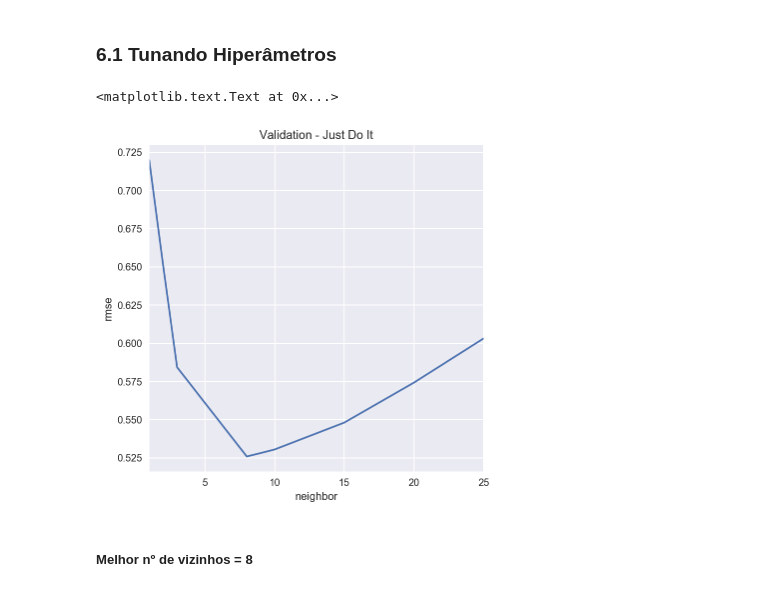
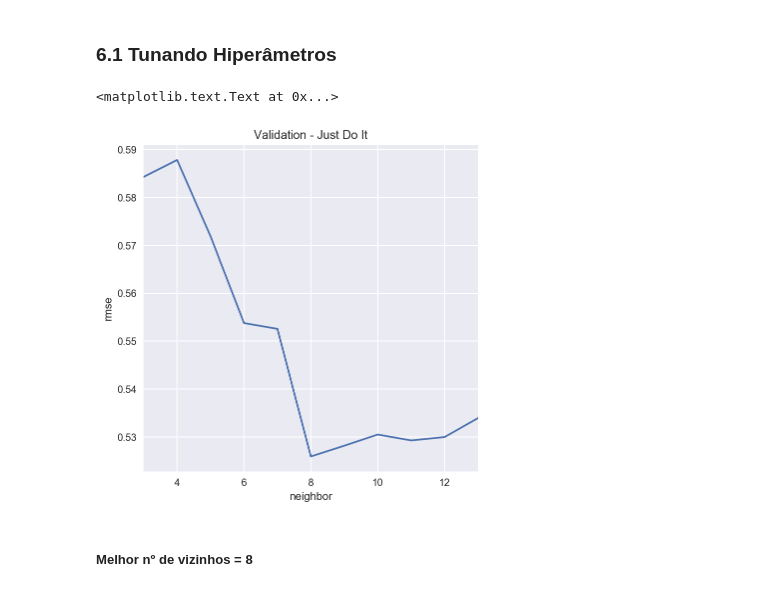
Before and after one commit to ruanvictorreis/machine-learning, a Jupyter notebook: Exercícios/CRA Prediction With Regression/Model Prediction.ipynb, the cells around one changed output. Saved outputs shown, nothing was run; the diff lists cells and outputs as text; code cells hidden in the pictures.

```diff
--- a/Exercícios/CRA Prediction With Regression/Model Prediction.ipynb
+++ b/Exercícios/CRA Prediction With Regression/Model Prediction.ipynb
@@ -29,8 +31,8 @@ from sklearn.linear_model import Ridge, RidgeCV, ElasticNet, LassoCV, LassoLarsC
 <br/>
 <div style="text-align: justify"> Os dados são compostos por notas de 88 alunos do 1º e 2º período do curso de Ciência da Computação, bem como pelos seus respectivos coeficientes de rendimento acadêmico (CRA). Não identificamos nos dados nenhum valor ausente, variável categórica, viés ou qualquer outro tipo de problema que possa prejudicar nossos modelos de predição. </div>
 # %%
-all_data = pd.read_csv("dados/treino.csv")
-all_data.head()
+train_data = pd.read_csv("dados/treino.csv")
+train_data.head()
 # %% [output]
 |  | matricula | Vetorial | LPT | P1 | IC | LP1 | Cálculo2 | Discreta | P2 | Grafos | ... |
 | 0 | 0cc3d63edf0b986cb87e345972857e15 | 8.6 | 10.0 | 9.0 | 9.1 | 8.6 | 8.4 | 8.3 | 8.8 | 8.2 | ... |
@@ -39,7 +41,7 @@ all_data.head()
 | 3 | 1307a4421a67a497cea198e8ccfb97ee | 6.1 | 8.3 | 6.8 | 8.2 | 7.1 | 8.0 | 6.3 | 8.9 | 7.0 | ... |
 | 4 | 1432d50cf8519694ab992c414d90a130 | 8.8 | 9.3 | 5.0 | 8.5 | 5.1 | 5.0 | 5.8 | 7.1 | 5.4 | ... |
 # %%
-train = all_data[['Vetorial', 'LPT', 'P1', 'IC', 'LP1', 'Cálculo2', 'Discreta',
+train = train_data[['Vetorial', 'LPT', 'P1', 'IC', 'LP1', 'Cálculo2', 'Discreta',
                   'P2', 'Grafos', 'Fís.Clássica', 'LP2', 'Cálculo1']]
 train.head()
 # %% [output]
@@ -52,5 +54,5 @@ train.head()
 # %%
 #creating matrices for sklearn:
 X_train = train[:train.shape[0]]
-y = all_data.cra
+y = train_data.cra
 # %% [markdown]
@@ -228,17 +262,17 @@ Dado que o plot dos resíduos não parece seguir nenhuma tendência, podemos con
 # %% [markdown]
 ### 6.1 Tunando Hiperâmetros
 # %%
-neighbors = [1, 2, 3, 8, 9, 10, 15, 20, 25]
+neighbors = [3, 4, 5, 6, 7, 8, 9, 10, 11, 12, 13]
 cv_knn = [rmse_cv(KNeighborsRegressor(n_neighbors = neighbor)).mean()
             for neighbor in neighbors]
 
 cv_knn = pd.Series(cv_knn, index = neighbors)
 cv_knn.plot(title = "Validation - Just Do It")
 plt.xlabel("neighbor")
 plt.ylabel("rmse")
 # %% [output]
 <matplotlib.text.Text at 0x...>
-[figure, old version]
+[figure, new version]
 # %% [markdown]
 ##### Melhor nº de vizinhos = 8
 # %% [markdown]
```
Also changed, not shown: parts of 51 cells of this notebook, 2 other files.
